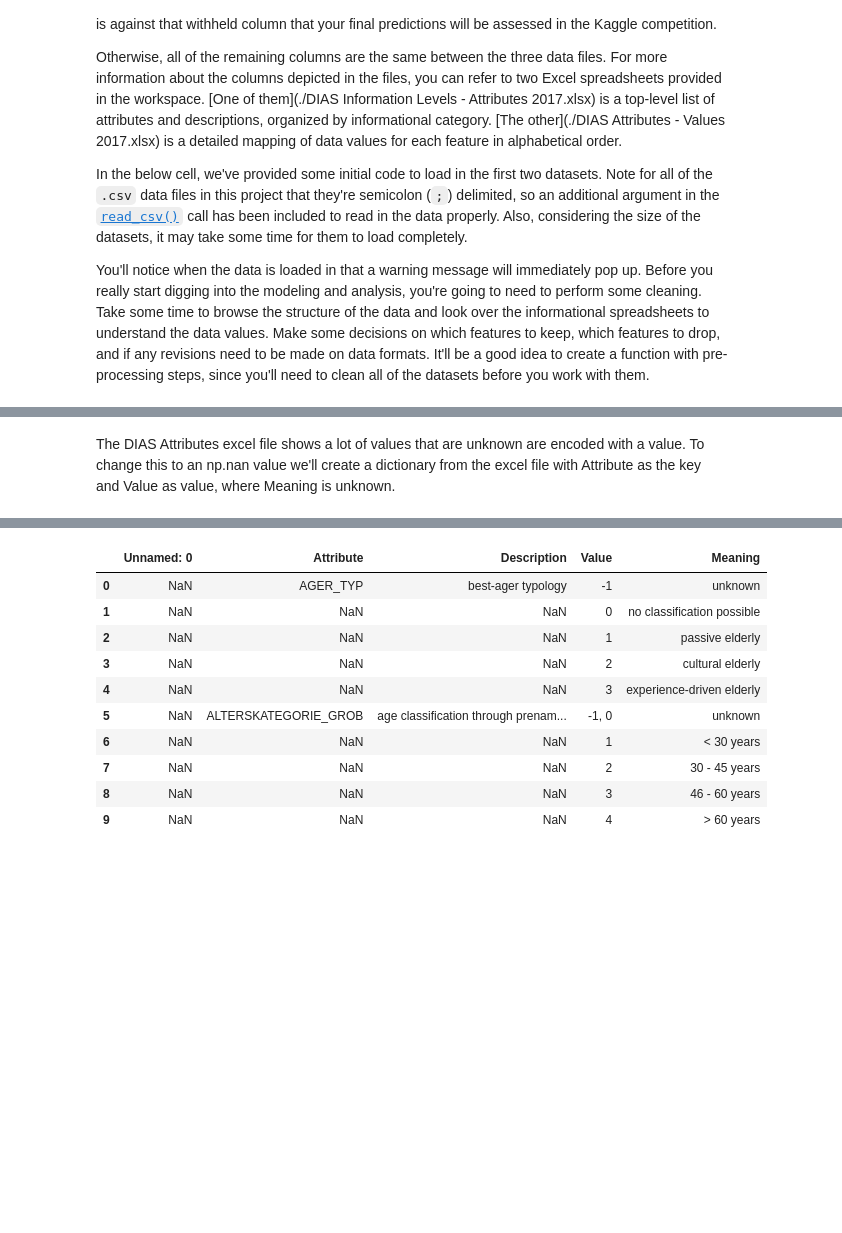
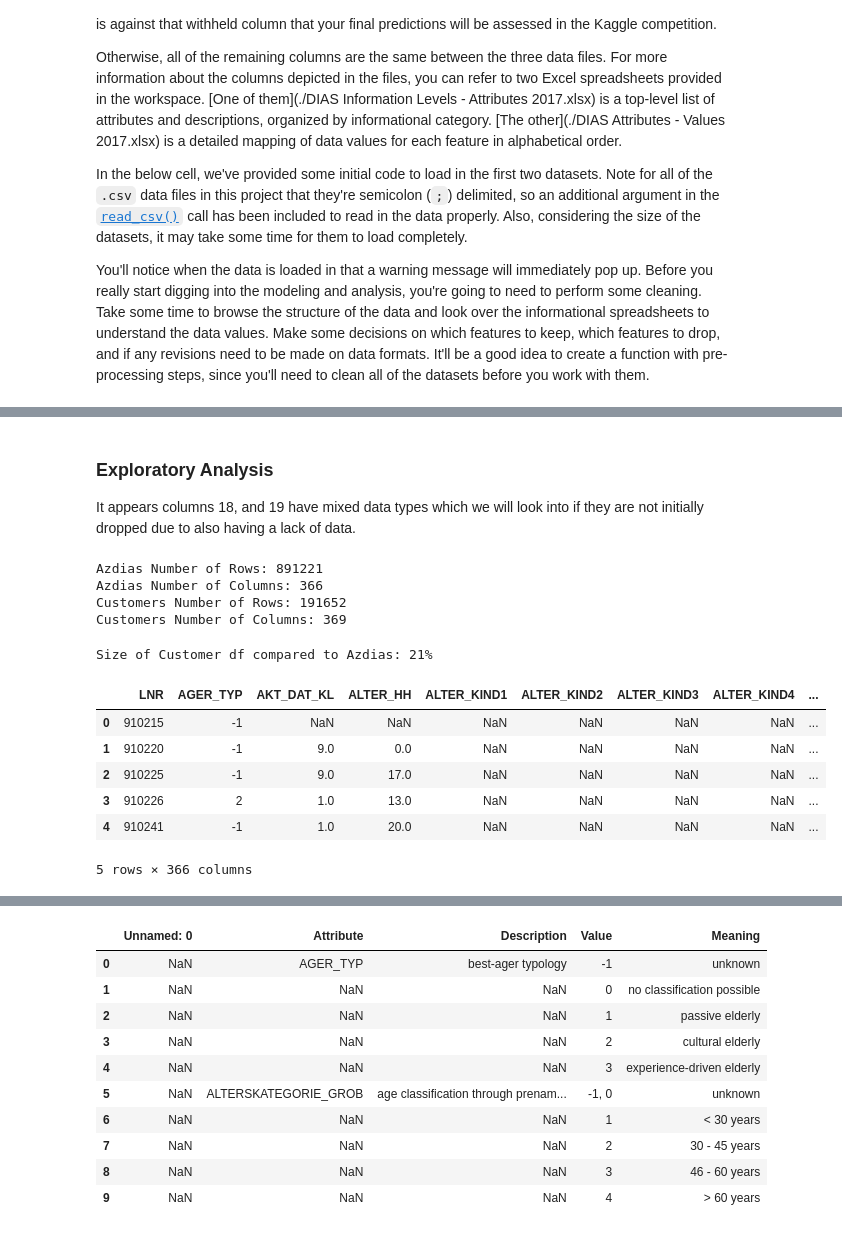
Before and after one commit to willacya/Bertelsmann-Arvato-Project, a Jupyter notebook: Arvato Project Workbook.ipynb, the cells around one changed output, grey strips where cells are left out. Drawn from its saved outputs; the diff is of its cells as text; code cells hidden in the pictures; blank space fills up the shorter version.

```diff
--- a/Arvato Project Workbook.ipynb
+++ b/Arvato Project Workbook.ipynb
@@ -52,2 +52,28 @@ attribute_desc = pd.read_excel("DIAS Information Levels - Attributes 2017.xlsx")
-# %% [markdown]
-The DIAS Attributes excel file shows a lot of values that are unknown are encoded with a value. To change this to an np.nan value we'll create a dictionary from the excel file with Attribute as the key and Value as value, where Meaning is unknown.
+# %% [markdown]
+### Exploratory Analysis
+
+It appears columns 18, and 19 have mixed data types which we will look into if they are not initially dropped due to also having a lack of data.
+# %%
+print(f'Azdias Number of Rows: {azdias.shape[0]}')
+print(f'Azdias Number of Columns: {azdias.shape[1]}')
+print(f'Customers Number of Rows: {customers.shape[0]}')
+print(f'Customers Number of Columns: {customers.shape[1]}')
+# %% [output]
+Azdias Number of Rows: 891221
+Azdias Number of Columns: 366
+Customers Number of Rows: 191652
+Customers Number of Columns: 369
+# %%
+print(f'Size of Customer df compared to Azdias: {int(customers.size/azdias.size*100)}%')
+# %% [output]
+Size of Customer df compared to Azdias: 21%
+# %%
+azdias.head()
+# %% [output]
+|  | LNR | AGER_TYP | AKT_DAT_KL | ALTER_HH | ALTER_KIND1 | ALTER_KIND2 | ALTER_KIND3 | ALTER_KIND4 | ... |
+| 0 | 910215 | -1 | NaN | NaN | NaN | NaN | NaN | NaN | ... |
+| 1 | 910220 | -1 | 9.0 | 0.0 | NaN | NaN | NaN | NaN | ... |
+| 2 | 910225 | -1 | 9.0 | 17.0 | NaN | NaN | NaN | NaN | ... |
+| 3 | 910226 | 2 | 1.0 | 13.0 | NaN | NaN | NaN | NaN | ... |
+| 4 | 910241 | -1 | 1.0 | 20.0 | NaN | NaN | NaN | NaN | ... |
+5 rows × 366 columns
```
Also changed, not shown: parts of 60 cells of this notebook.
